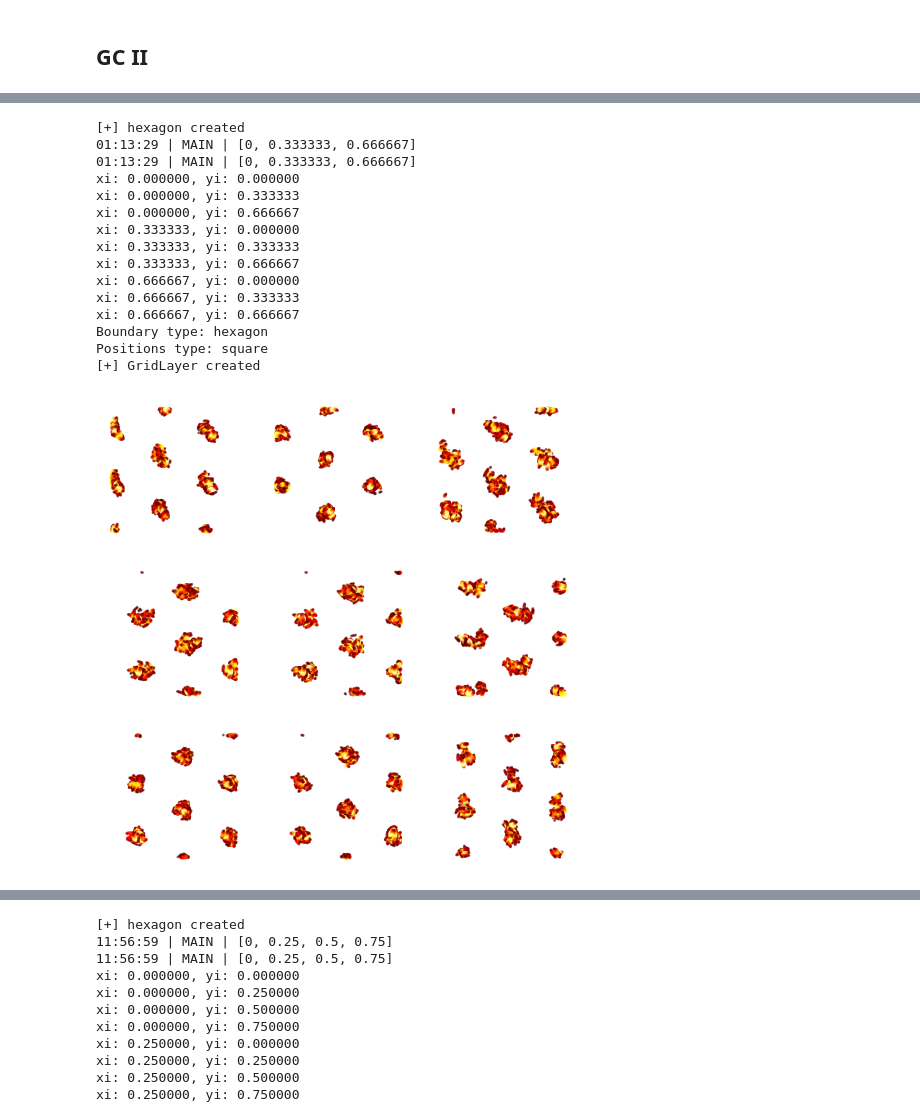
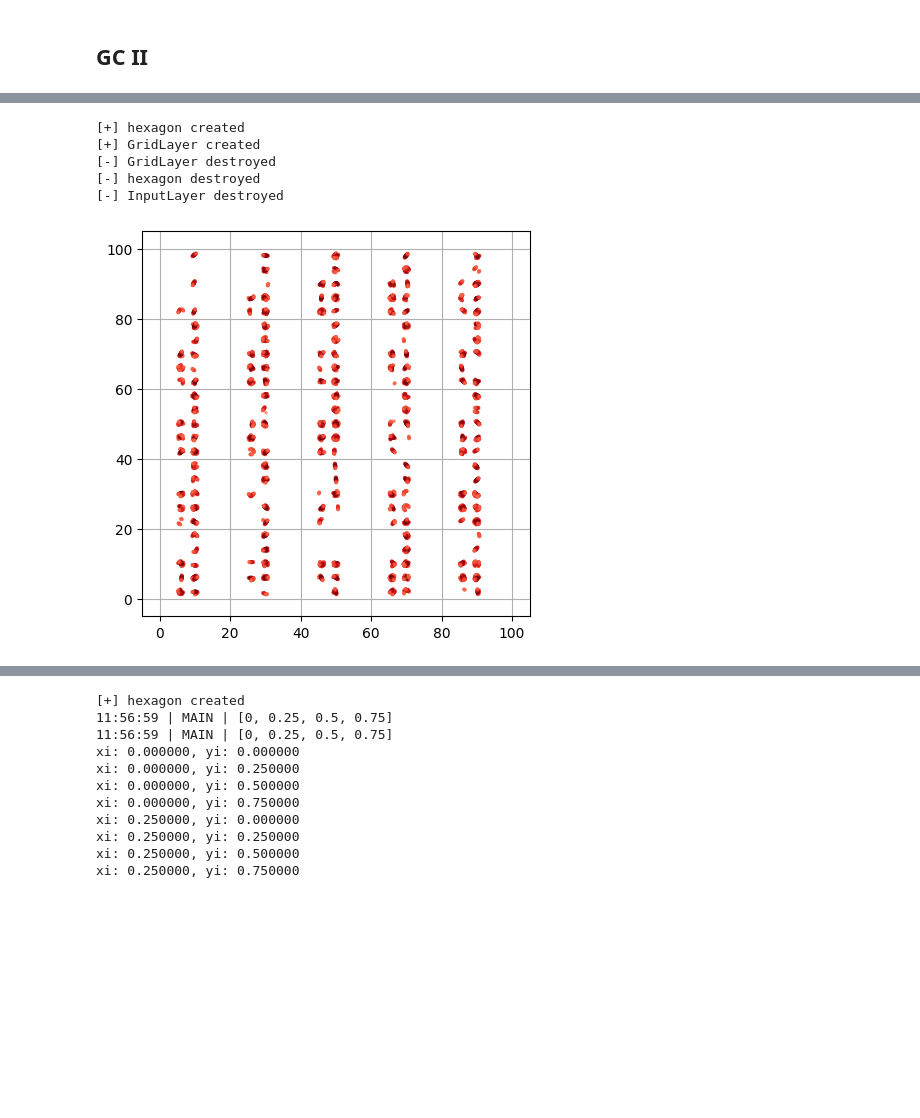
Before and after one commit to iKiru-hub/PCNN, a Jupyter notebook: notebooks/lab_pcore_1.ipynb, the cells around one changed output, grey strips where cells are left out. Drawn from its saved outputs; the diff is of its cells as text; code cells hidden in the pictures; blank space fills up the shorter version.

```diff
--- a/notebooks/lab_pcore_1.ipynb
+++ b/notebooks/lab_pcore_1.ipynb
@@ -641,77 +625,64 @@ print(gc.get_positions())
 # %%
-gc = pcr.GridLayerWrapper(N=9, sigma=0.01, speed=0.4, kind="hexagon")
+gc = pcr.GridLayerWrapper(N=36, sigma=0.01, speed=0.1, init_bounds=[-1, 1+1/6, -1, 1+1/6],
+                          boundary_type="square")
 
 N = len(gc)
 
 # Generate the grid points
-dxy = 0.09
-x = np.arange(0., 5 + dxy, dxy)
-y = np.arange(0., 5 + dxy, dxy)
-xx, yy = np.meshgrid(x, y)
-
-# Combine the grid points into a single array of coordinates
-points = np.vstack([xx.ravel(), yy.ravel()]).T
+dxy = 0.15
 
 # random walk
 points = [[0., 0.]]
-#for _ in range(50_000):
-#    points += [[points[-1][0]+dxy*np.random.choice((-1., 1.)),
-#                points[-1][1]+dxy*np.random.choice((-1., 1.))]]
 s = np.array([dxy, dxy])
 x, y = points[0]
-size = 10
-for t in range(100_000):
+size = 100
+tot = 200_000
+old_point = points[0]
+activity = np.zeros((N, tot))
+
+
+tra = []
+
+for t in range(tot):
 
     x += s[0]
     y += s[1]
 
     # hit wall
     if x <= 0 or x >= size:
         s[0] *= -1
         x += s[0]
     elif y <= 0 or y >= size:
         s[1] *= -1
         y += s[1]
 
     points += [[x, y]]
-    if t % 20 == 0:
+    if t % 500 == 0:
         s = np.random.uniform(-1, 1, 2)
         s = 0.1 * s / np.abs(s).sum()
 
+    #p = points[t]
+    activity[:, t] = gc([points[-1][0]-old_point[0], points[-1][1]-old_point[1]])
+    old_point = points[-1]
+    tra += [gc.get_positions()[0].tolist()]
+
 points = np.array(points)
-old_point = points[0]
-activity = np.zeros((N, len(points)))
-tra = []
-for t in tqdm(range(len(points[1:]))):
-    p = points[t]
-    activity[:, t] = gc(p-old_point)
-    old_point = p
-    tra += [gc.get_positions()[0].tolist()]
-    #print(f"{gc.get_positions()[0, 0]:.3f} [{gc.get_activation()[0]:.2f}", end=" | ")
 
-n = int(np.sqrt(N))
-fig, ax = plt.subplots(n, n, figsize=(6, 6))
-ax = ax.flatten()
-for i in range(N):
-    ax[i].scatter(points[1:, 0], points[1:, 1], c=activity[i, :-1],
-                  cmap="hot", s=(10*activity[i, :-1]).astype(int), alpha=0.5)
-    ax[i].axis("off")
+plt.figure(figsize=(5, 5))
+for i in range(9):
+    plt.scatter(*points[1:].T, c=activity[i], cmap="Reds",
+                s=5*activity[i]*(activity[i]>0.5), alpha=0.5)
 
+
+#plt.xlim((-1.1, 1.1))
+#plt.ylim((-1.1, 1.1))
+#plt.axis("equal")
+plt.grid()
 plt.show()
 # %% [output]
 [+] hexagon created
-01:13:29 | MAIN | [0, 0.333333, 0.666667]
-01:13:29 | MAIN | [0, 0.333333, 0.666667]
-xi: 0.000000, yi: 0.000000
-xi: 0.000000, yi: 0.333333
-xi: 0.000000, yi: 0.666667
-xi: 0.333333, yi: 0.000000
-xi: 0.333333, yi: 0.333333
-xi: 0.333333, yi: 0.666667
-xi: 0.666667, yi: 0.000000
-xi: 0.666667, yi: 0.333333
-xi: 0.666667, yi: 0.666667
-Boundary type: hexagon
-Positions type: square
 [+] GridLayer created
+[-] GridLayer destroyed
+[-] hexagon destroyed
+[-] InputLayer destroyed
-[figure, old version]
+[figure, new version]
```
Also changed, not shown: parts of 33 cells of this notebook, 8 other files.
